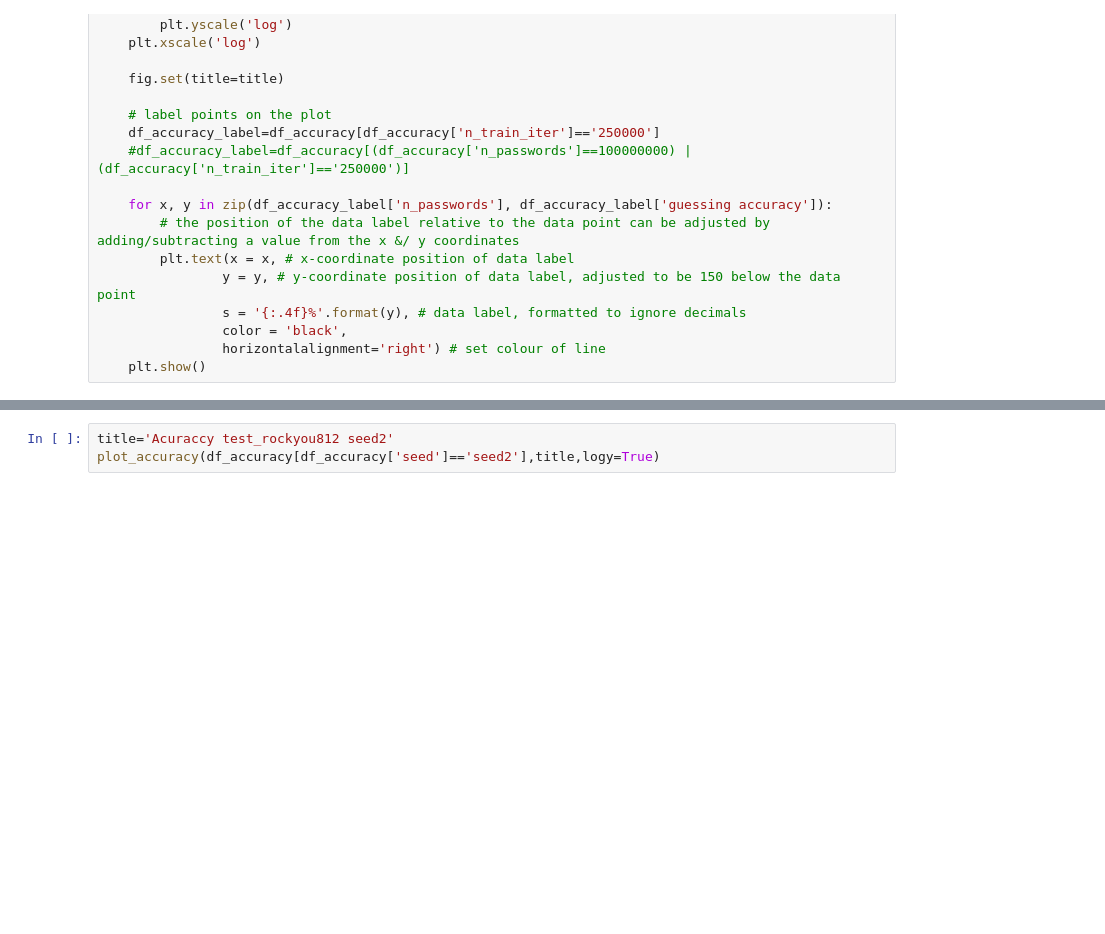
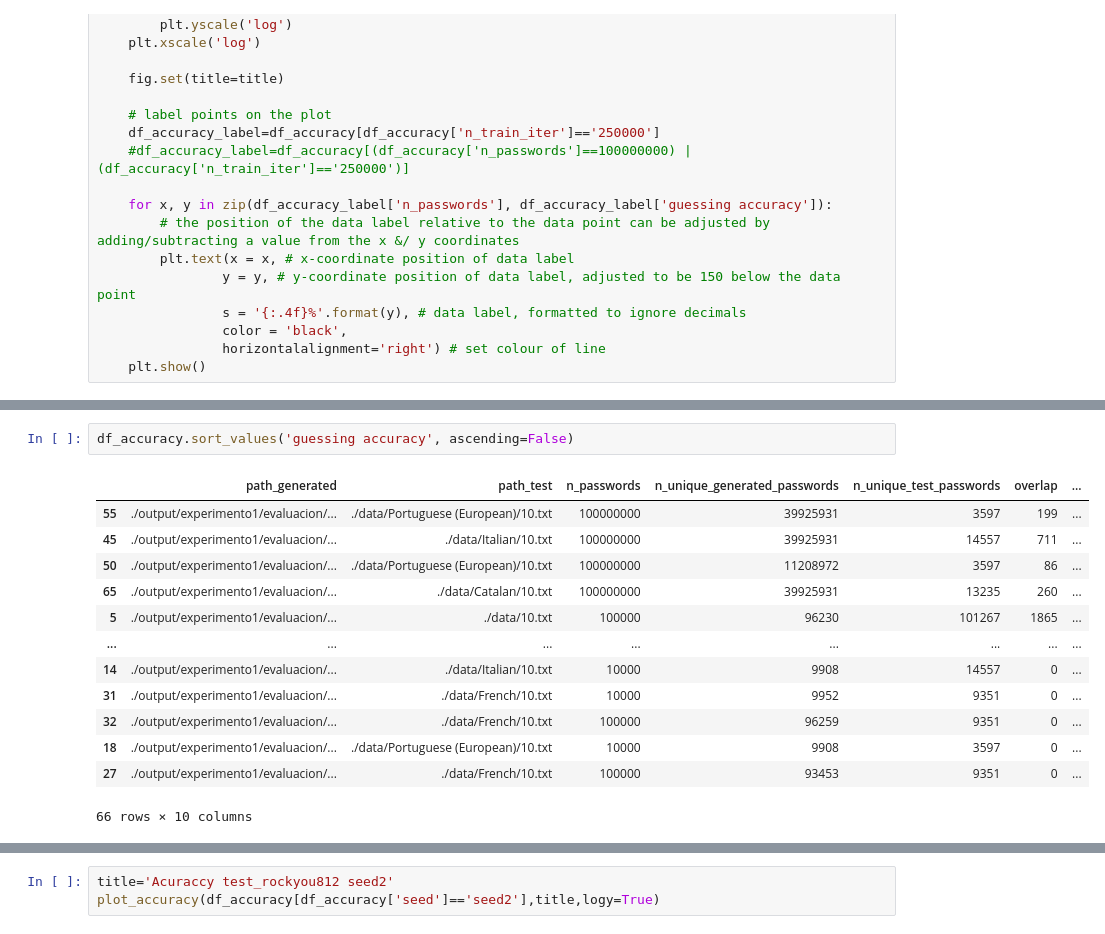
Before and after one commit to Alexrgg/spanish-words-generator, a Jupyter notebook: read_logs.ipynb, the cells around one changed output, grey strips where cells are left out. Cells and saved outputs as stored; diff of their text form; blank space fills up the shorter version.

```diff
--- a/read_logs.ipynb
+++ b/read_logs.ipynb
@@ -249,3 +277,19 @@ def plot_accuracy(df_accuracy,title,logy=False):
+# %%
+df_accuracy.sort_values('guessing accuracy', ascending=False)
+# %% [output]
+|  | path_generated | path_test | n_passwords | n_unique_generated_passwords | n_unique_test_passwords | overlap | ... |
+| 55 | ./output/experimento1/evaluacion/... | ./data/Portuguese (European)/10.txt | 100000000 | 39925931 | 3597 | 199 | ... |
+| 45 | ./output/experimento1/evaluacion/... | ./data/Italian/10.txt | 100000000 | 39925931 | 14557 | 711 | ... |
+| 50 | ./output/experimento1/evaluacion/... | ./data/Portuguese (European)/10.txt | 100000000 | 11208972 | 3597 | 86 | ... |
+| 65 | ./output/experimento1/evaluacion/... | ./data/Catalan/10.txt | 100000000 | 39925931 | 13235 | 260 | ... |
+| 5 | ./output/experimento1/evaluacion/... | ./data/10.txt | 100000 | 96230 | 101267 | 1865 | ... |
+| ... | ... | ... | ... | ... | ... | ... | ... |
+| 14 | ./output/experimento1/evaluacion/... | ./data/Italian/10.txt | 10000 | 9908 | 14557 | 0 | ... |
+| 31 | ./output/experimento1/evaluacion/... | ./data/French/10.txt | 10000 | 9952 | 9351 | 0 | ... |
+| 32 | ./output/experimento1/evaluacion/... | ./data/French/10.txt | 100000 | 96259 | 9351 | 0 | ... |
+| 18 | ./output/experimento1/evaluacion/... | ./data/Portuguese (European)/10.txt | 10000 | 9908 | 3597 | 0 | ... |
+| 27 | ./output/experimento1/evaluacion/... | ./data/French/10.txt | 100000 | 93453 | 9351 | 0 | ... |
+66 rows × 10 columns
 # %%
 model_name=model_trained_dir.split('/')[-1]
 title=f'Acuraccy test_rockyou.txt {model_name}'
```
Also changed, not shown: parts of 7 cells of this notebook, 43 other files.
